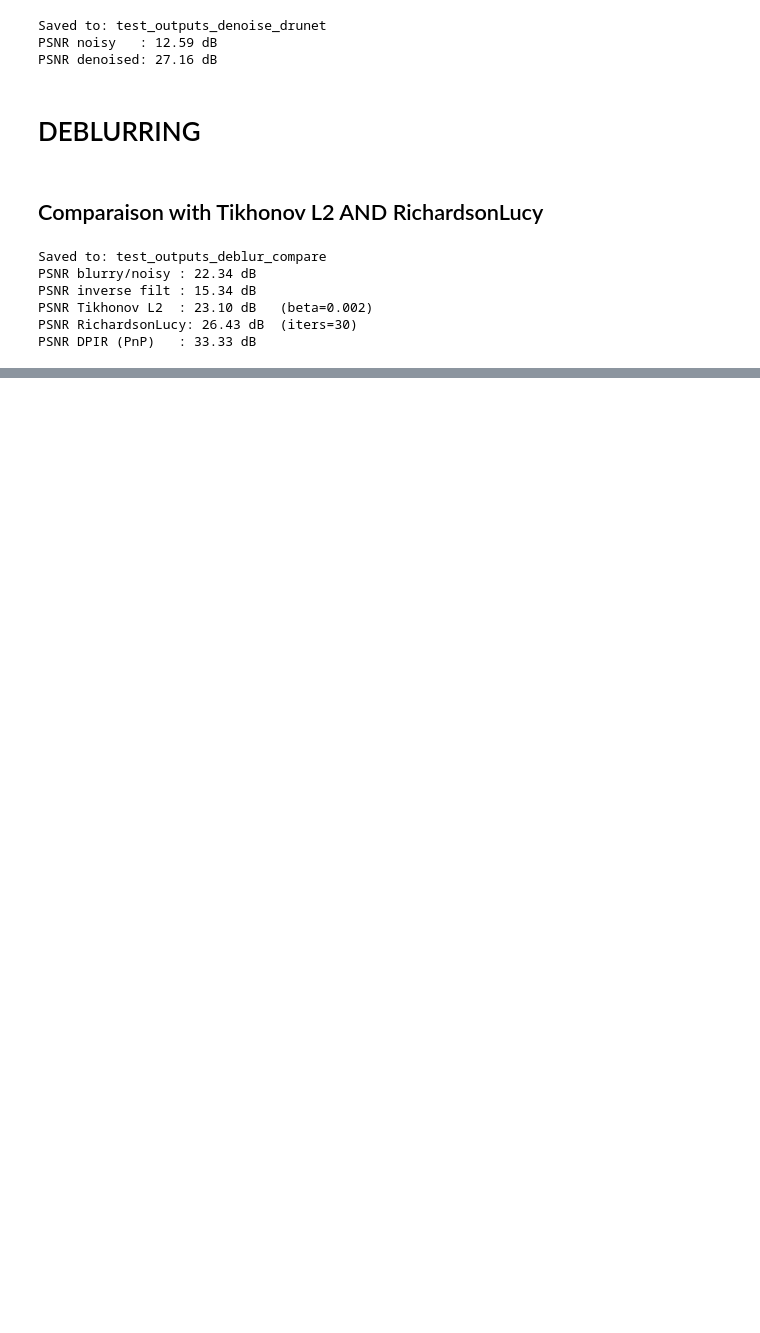
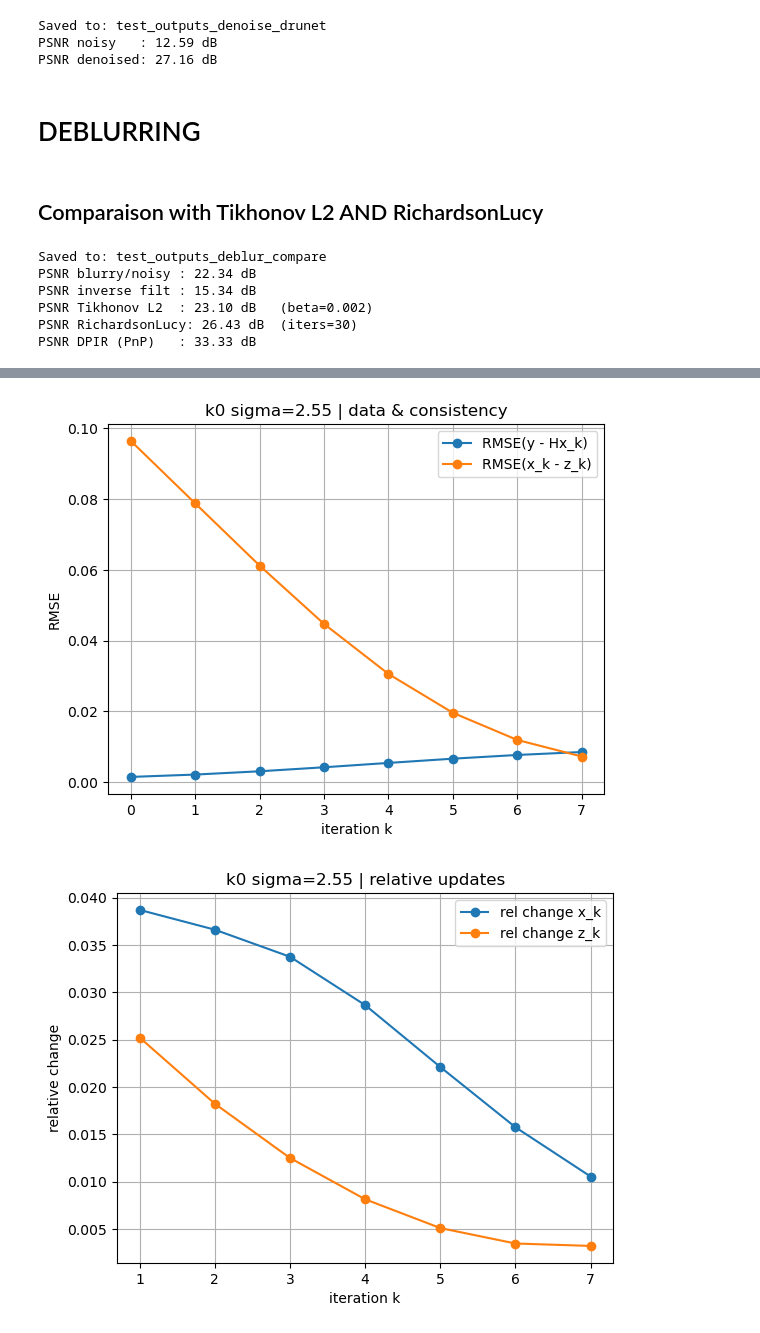
Before and after one commit to paulemilebar/Image-Restauration, a Jupyter notebook: main_DRUNet.ipynb, the cells around one changed output, grey strips where cells are left out. Drawn from its saved outputs; the diff is of its cells as text; code cells hidden in the pictures; blank space fills up the shorter version.

Commit message:
add curves and metrics

```diff
--- a/main_DRUNet.ipynb
+++ b/main_DRUNet.ipynb
@@ -835,0 +838,6 @@ PSNR DPIR (PnP)   : 33.33 dB
+# %%
+k_np = load_levin09_kernel("kernels/Levin09.npy", 0)
+print("shape:", k_np.shape)
+print("sum  :", float(k_np.sum()))
+print("min/max:", float(k_np.min()), float(k_np.max()))
+print("nonzeros:", int((k_np > 0).sum()))
@@ -835,0 +1048,13 @@ PSNR DPIR (PnP)   : 33.33 dB
+# %%
+logs = test_deblurring_dpir_with_levin09_convergence(
+    clean_path="./BSDS300/images/test/102061.jpg",
+    ckpt_path="./weights_drunet_sigmap/drunet_sigmap_final.pth",
+    levin09_path="kernels/Levin09.npy",
+    kernel_index=0,
+    sigma_img=2.55,
+    n_iter=8,
+    lam=0.23,
+    out_dir="test_outputs_dpir_deblur_conv",
+    seed=0,
+    save_iters=True
+)
@@ -835,0 +1077,55 @@ PSNR DPIR (PnP)   : 33.33 dB
+# %%
+import matplotlib.pyplot as plt
+
+def plot_convergence_curves(logs, title="DPIR/HQS convergence"):
+    ks = np.array(logs["k"])
+    sigma_d = np.array(logs["sigma_d"])
+    data_rmse = np.array(logs["data_rmse"])
+    xz_rmse = np.array(logs["xz_rmse"])
+    dx_rel = np.array(logs["dx_rel"])
+    dz_rel = np.array(logs["dz_rel"])
+    psnr_z = np.array(logs["psnr_z"])
+
+    # 1) data fidelity + x-z consistency
+    plt.figure()
+    plt.plot(ks, data_rmse, marker="o", label="RMSE(y - Hx_k)")
+    plt.plot(ks, xz_rmse, marker="o", label="RMSE(x_k - z_k)")
+    plt.xlabel("iteration k")
+    plt.ylabel("RMSE")
+    plt.title(title + " | data & consistency")
+    plt.legend()
+    plt.grid(True)
+
+    # 2) relative changes
+    plt.figure()
+    plt.plot(ks, dx_rel, marker="o", label="rel change x_k")
+    plt.plot(ks, dz_rel, marker="o", label="rel change z_k")
+    plt.xlabel("iteration k")
+    plt.ylabel("relative change")
+    plt.title(title + " | relative updates")
+    plt.legend()
+    plt.grid(True)
+
+    # 3) PSNR(z_k) (if available)
+    if np.isfinite(psnr_z).any():
+        plt.figure()
+        plt.plot(ks, psnr_z, marker="o")
+        plt.xlabel("iteration k")
+        plt.ylabel("PSNR(z_k) [dB]")
+        plt.title(title + " | PSNR(z_k)")
+        plt.grid(True)
+
+    # 4) sigma schedule
+    plt.figure()
+    plt.plot(ks, sigma_d, marker="o")
+    plt.xlabel("iteration k")
+    plt.ylabel("sigma_d (pixel space)")
+    plt.title(title + " | sigma schedule")
+    plt.grid(True)
+
+    plt.show()
+
+plot_convergence_curves(logs, title="k0 sigma=2.55")
+# %% [output]
+[figure, added]
+[figure, added]
```
Also changed, not shown: parts of 6 cells of this notebook, 12 other files.
